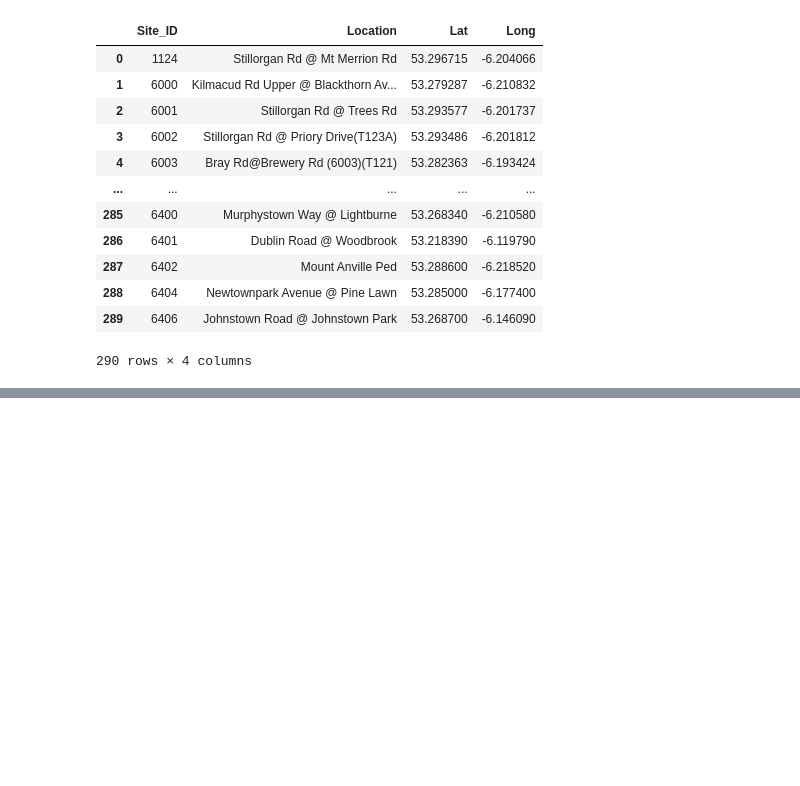
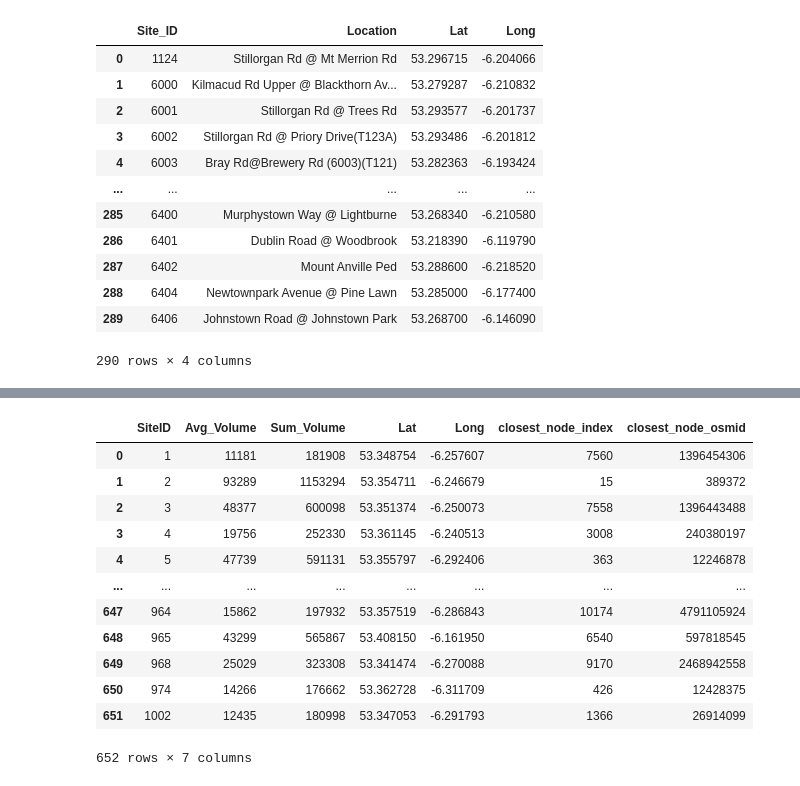
Before and after one commit to williamosherson/hackathon, a Jupyter notebook: hackathon.ipynb, the cells around one changed output, grey strips where cells are left out. Saved outputs shown, nothing was run; the diff lists cells and outputs as text; code cells hidden in the pictures; blank space fills up the shorter version.

```diff
--- a/hackathon.ipynb
+++ b/hackathon.ipynb
@@ -372,0 +373,44 @@ plt.show()
+# %%
+from scipy.spatial import distance
+
+# Create a list of coordinates for the nodes and traffic signals
+node_coordinates = nodes[['y', 'x']].values
+site_coordinates = averaged_df[['Lat', 'Long']].values
+
+# Initialize lists to store the closest node index and osmid for each site
+closest_node_index = []
+closest_node_osmid = []
+
+# Iterate through each traffic signal site
+for site_coord in site_coordinates:
+    # Calculate the distance from the current site to all nodes
+    distances = distance.cdist([site_coord], node_coordinates, 'euclidean')[0]
+    # Find the index of the closest node
+    closest_node_idx = np.argmin(distances)
+    # Get the osmid of the closest node
+    closest_node_osm = indextoosmid[closest_node_idx]
+
+    # Append the results to the lists
+    closest_node_index.append(closest_node_idx)
+    closest_node_osmid.append(closest_node_osm)
+
+# Add the closest node index and osmid as new columns to the averaged_df DataFrame
+averaged_df['closest_node_index'] = closest_node_index
+averaged_df['closest_node_osmid'] = closest_node_osmid
+
+# Display the updated DataFrame
+display(averaged_df)
+# %% [output]
+|  | SiteID | Avg_Volume | Sum_Volume | Lat | Long | closest_node_index | closest_node_osmid |
+| 0 | 1 | 11181 | 181908 | 53.348754 | -6.257607 | 7560 | 1396454306 |
+| 1 | 2 | 93289 | 1153294 | 53.354711 | -6.246679 | 15 | 389372 |
+| 2 | 3 | 48377 | 600098 | 53.351374 | -6.250073 | 7558 | 1396443488 |
+| 3 | 4 | 19756 | 252330 | 53.361145 | -6.240513 | 3008 | 240380197 |
+| 4 | 5 | 47739 | 591131 | 53.355797 | -6.292406 | 363 | 12246878 |
+| ... | ... | ... | ... | ... | ... | ... | ... |
+| 647 | 964 | 15862 | 197932 | 53.357519 | -6.286843 | 10174 | 4791105924 |
+| 648 | 965 | 43299 | 565867 | 53.408150 | -6.161950 | 6540 | 597818545 |
+| 649 | 968 | 25029 | 323308 | 53.341474 | -6.270088 | 9170 | 2468942558 |
+| 650 | 974 | 14266 | 176662 | 53.362728 | -6.311709 | 426 | 12428375 |
+| 651 | 1002 | 12435 | 180998 | 53.347053 | -6.291793 | 1366 | 26914099 |
+652 rows × 7 columns
```
Also changed, not shown: parts of 10 cells of this notebook.
